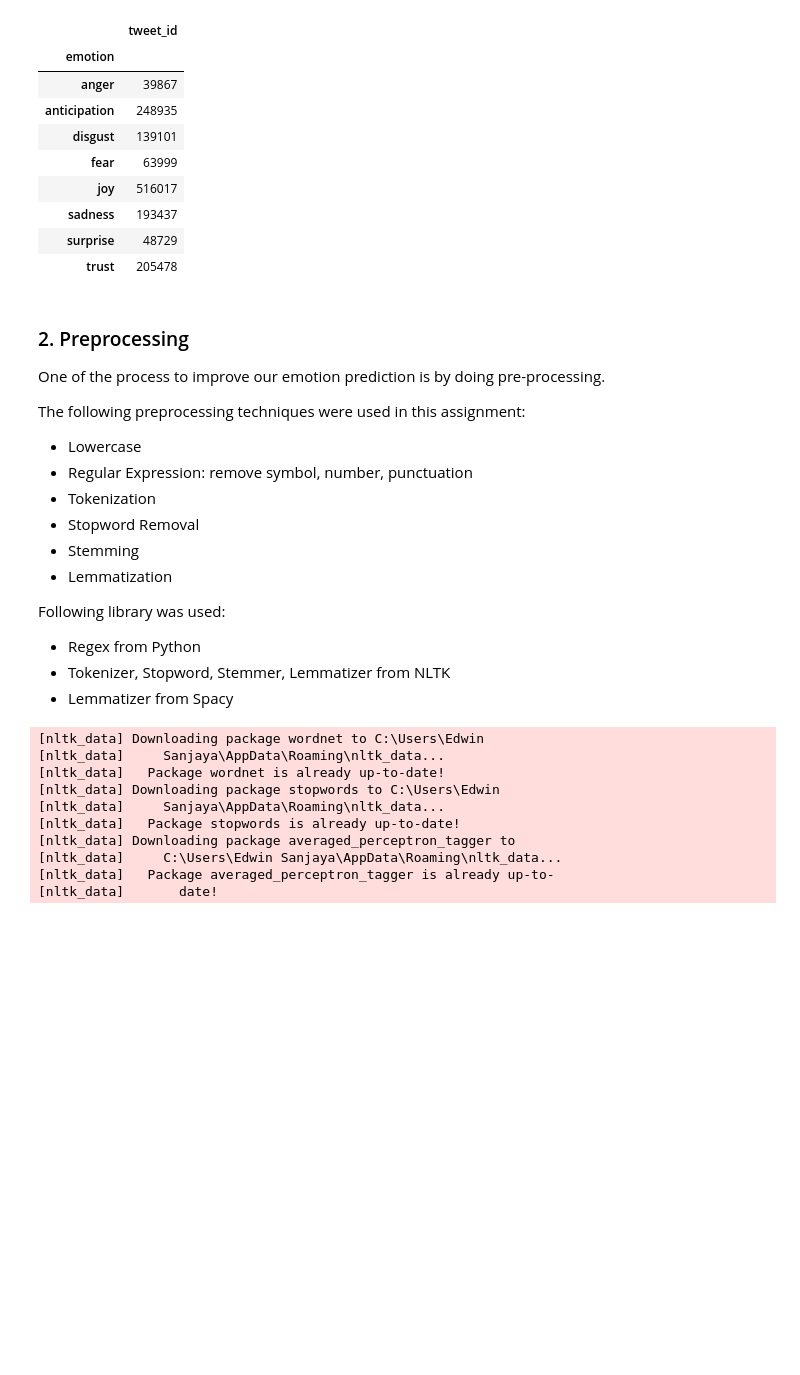
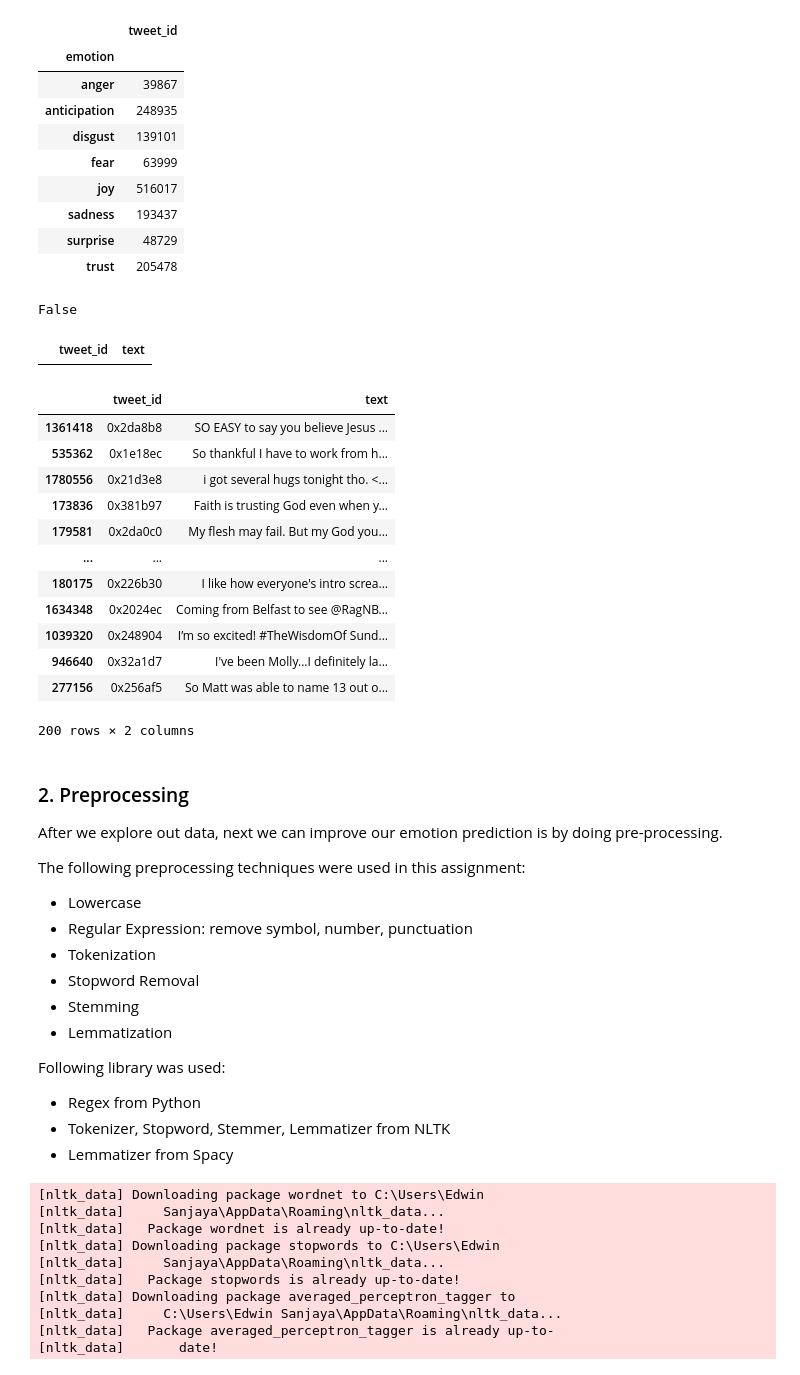
Before and after one commit to edwinsanjaya/DM2022-Lab2-Homework, a Jupyter notebook: competition.ipynb, the cells around one changed output. Cells and saved outputs as stored; diff of their text form; code cells hidden in the pictures; blank space fills up the shorter version.

```diff
--- a/competition.ipynb
+++ b/competition.ipynb
@@ -206,10 +206,37 @@ emotion.groupby('emotion').nunique()
 | sadness | 193437 |
 | surprise | 48729 |
 | trust | 205478 |
+# %%
+# Checking null values
+tweets_dm.isnull().values.any()
+# %% [output]
+False
+# %%
+# Checking the record with duplicate values
+tweets_dm[tweets_dm.duplicated()]
+# %% [output]
+|  | tweet_id | text |
+# %%
+# Sampling the contents of tweets
+tweets_dm.sample(n=200)
+# %% [output]
+|  | tweet_id | text |
+| 1361418 | 0x2da8b8 | SO EASY to say you believe Jesus ... |
+| 535362 | 0x1e18ec | So thankful I have to work from h... |
+| 1780556 | 0x21d3e8 | i got several hugs tonight tho. <... |
+| 173836 | 0x381b97 | Faith is trusting God even when y... |
+| 179581 | 0x2da0c0 | My flesh may fail. But my God you... |
+| ... | ... | ... |
+| 180175 | 0x226b30 | I like how everyone's intro screa... |
+| 1634348 | 0x2024ec | Coming from Belfast to see @RagNB... |
+| 1039320 | 0x248904 | I’m so excited! #TheWisdomOf Sund... |
+| 946640 | 0x32a1d7 | I've been Molly...I definitely la... |
+| 277156 | 0x256af5 | So Matt was able to name 13 out o... |
+200 rows × 2 columns
 # %% [markdown]
 ### 2. Preprocessing
 
-One of the process to improve our emotion prediction is by doing pre-processing.
+After we explore out data, next we can improve our emotion prediction is by doing pre-processing.
 
 The following preprocessing techniques were used in this assignment:
 - Lowercase
```
Also changed, not shown: parts of 13 cells of this notebook.
